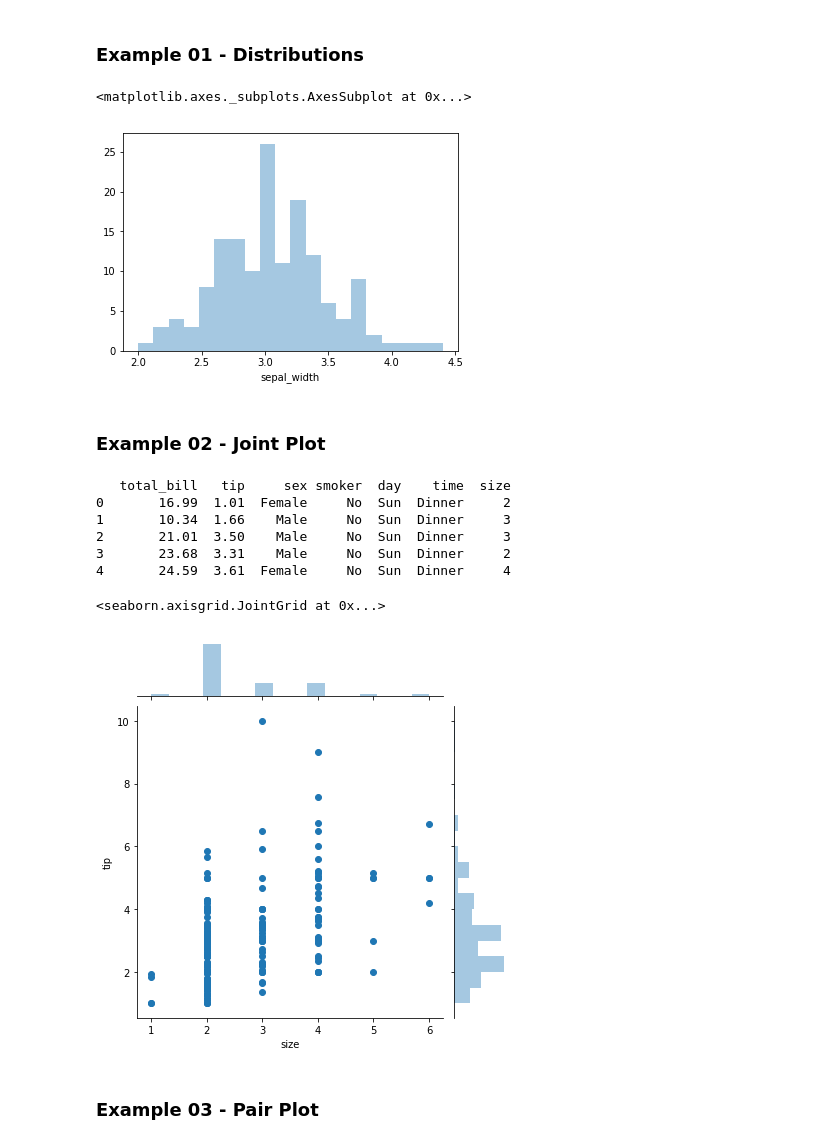
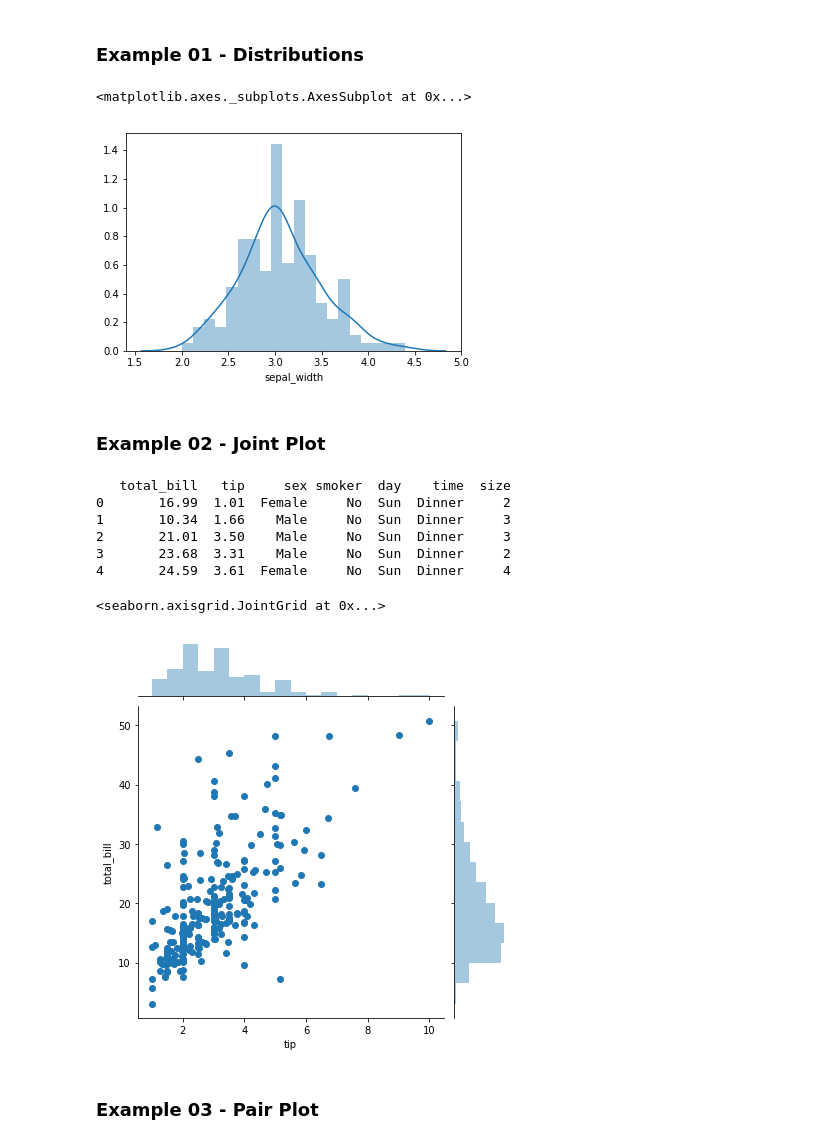
Before and after one commit to vtlscin/Curso_Python, a Jupyter notebook: Aula_05.02_Seaborn.ipynb, the cells around one changed output. Drawn from its saved outputs; the diff is of its cells as text; code cells hidden in the pictures.

```diff
--- a/Aula_05.02_Seaborn.ipynb
+++ b/Aula_05.02_Seaborn.ipynb
@@ -20,15 +20,15 @@ import matplotlib.pyplot as plt
 # %%
 iris = sns.load_dataset('iris')
 type(iris)
 
 iris.head()
 
 # sns.distplot(iris[('sepal_width')])
 
-sns.distplot(iris['sepal_width'], kde=False, bins=20)
+sns.distplot(iris['sepal_width'], kde=True, bins=20)
 # %% [output]
 <matplotlib.axes._subplots.AxesSubplot at 0x...>
-[figure, old version]
+[figure, new version]
 # %% [markdown]
 ### Example 02 - Joint Plot
 # %%
@@ -36,7 +36,7 @@ tips = sns.load_dataset('tips')
 
 print(tips.head())
 
-sns.jointplot(x = 'size', y = 'tip', data = tips)
+sns.jointplot(x = 'tip', y = 'total_bill', data = tips)
 
 # sns.jointplot(x = 'total_bill', y = 'tip', data = tips, kind = 'reg')
 # Possible kind values => ['scatter', 'resid', 'hex', 'reg', 'kde']
@@ -48,7 +48,7 @@ sns.jointplot(x = 'size', y = 'tip', data = tips)
 3       23.68  3.31    Male     No  Sun  Dinner     2
 4       24.59  3.61  Female     No  Sun  Dinner     4
 <seaborn.axisgrid.JointGrid at 0x...>
-[figure, old version]
+[figure, new version]
 # %% [markdown]
 ### Example 03 - Pair Plot
 # %%
```
Also changed, not shown: parts of 4 cells of this notebook, 4 other files.
